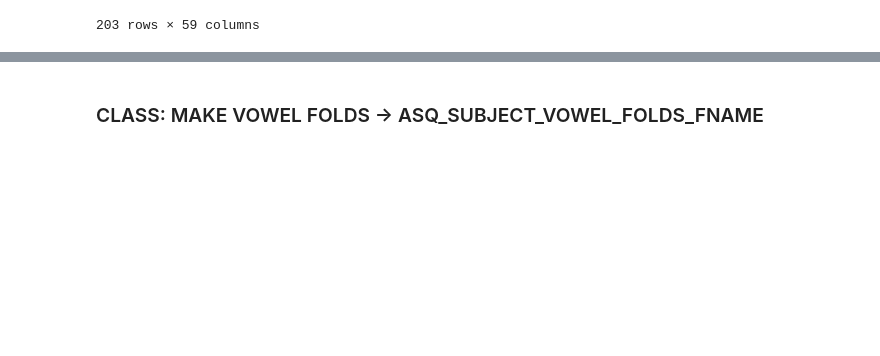
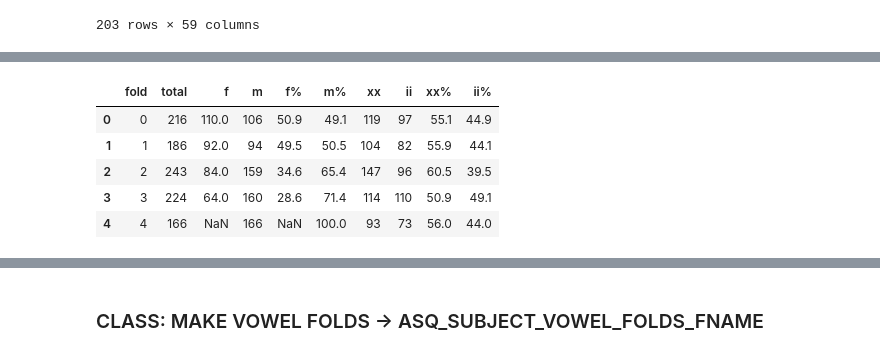
Before and after one commit to vaguebrownfox01/asquire-corpus_etl, a Jupyter notebook: c_asq-dataloader.ipynb, the cells around one changed output, grey strips where cells are left out. Saved outputs shown, nothing was run; the diff lists cells and outputs as text; code cells hidden in the pictures; blank space fills up the shorter version.

```diff
--- a/c_asq-dataloader.ipynb
+++ b/c_asq-dataloader.ipynb
@@ -300,0 +419,9 @@ label_stat_df = asq_datafolds.ASQ_SUB_LABEL_STAT_DF; label_stat_df
+# %%
+asq_labelfolds.get_fold_stats(label_split_df)
+# %% [output]
+|  | fold | total | f | m | f% | m% | xx | ii | xx% | ii% |
+| 0 | 0 | 216 | 110.0 | 106 | 50.9 | 49.1 | 119 | 97 | 55.1 | 44.9 |
+| 1 | 1 | 186 | 92.0 | 94 | 49.5 | 50.5 | 104 | 82 | 55.9 | 44.1 |
+| 2 | 2 | 243 | 84.0 | 159 | 34.6 | 65.4 | 147 | 96 | 60.5 | 39.5 |
+| 3 | 3 | 224 | 64.0 | 160 | 28.6 | 71.4 | 114 | 110 | 50.9 | 49.1 |
+| 4 | 4 | 166 | NaN | 166 | NaN | 100.0 | 93 | 73 | 56.0 | 44.0 |
```
Also changed, not shown: parts of 9 cells of this notebook, 1 other file.
